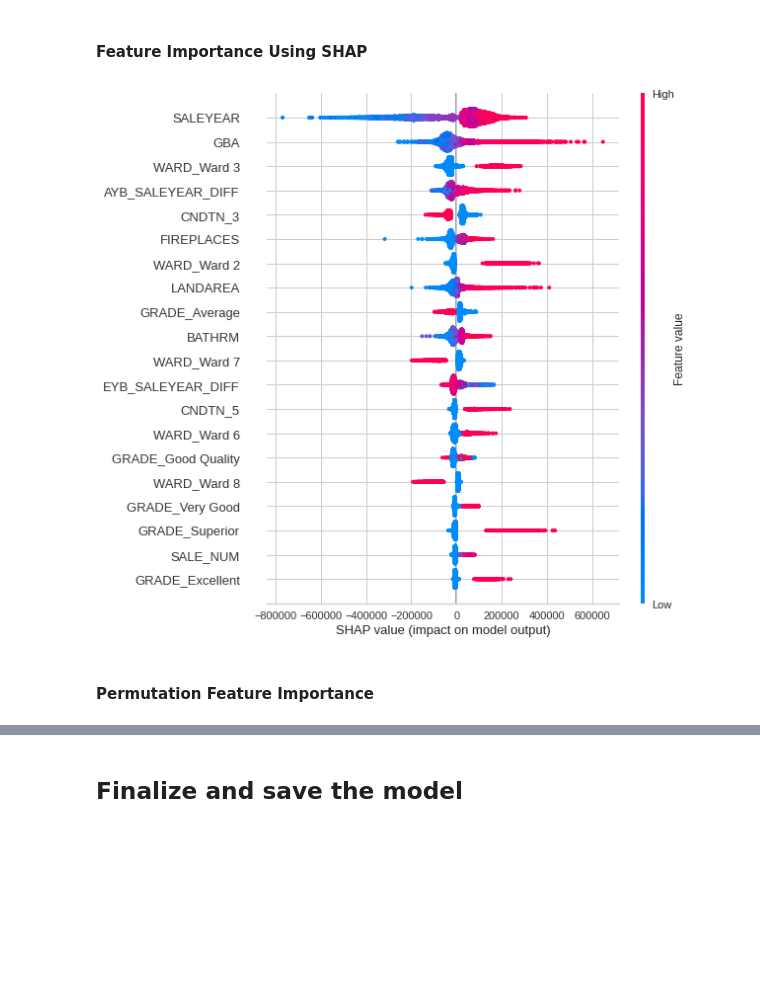
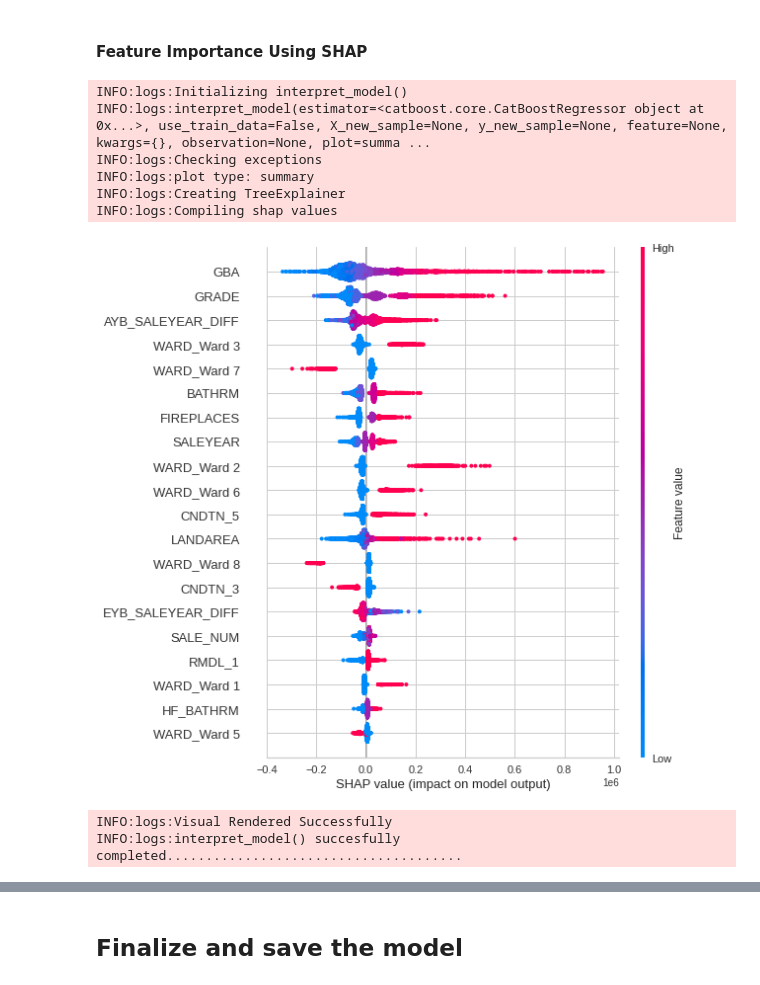
Before and after one commit to elvanselvano/purwadhika-final-project, a Jupyter notebook: notebooks/05_methodology.ipynb, the cells around one changed output, grey strips where cells are left out. Drawn from its saved outputs; the diff is of its cells as text; code cells hidden in the pictures; blank space fills up the shorter version.

Commit message:
fix model

```diff
--- a/notebooks/05_methodology.ipynb
+++ b/notebooks/05_methodology.ipynb
@@ -259,8 +269,14 @@ reg.plot_model(tuned_catboost, plot = 'vc')
 # %% [markdown]
 #### Feature Importance Using SHAP
 # %%
-reg.interpret_model(tuned_catboost)
+reg.interpret_model(catboost)
 # %% [output]
+INFO:logs:Initializing interpret_model()
+INFO:logs:interpret_model(estimator=<catboost.core.CatBoostRegressor object at 0x...>, use_train_data=False, X_new_sample=None, y_new_sample=None, feature=None, kwargs={}, observation=None, plot=summa ...
+INFO:logs:Checking exceptions
+INFO:logs:plot type: summary
+INFO:logs:Creating TreeExplainer
+INFO:logs:Compiling shap values
-[figure, old version]
+[figure, new version]
+INFO:logs:Visual Rendered Successfully
+INFO:logs:interpret_model() succesfully completed......................................
-# %% [markdown]
-#### Permutation Feature Importance
```
Also changed, not shown: parts of 33 cells of this notebook, 3 other files.
